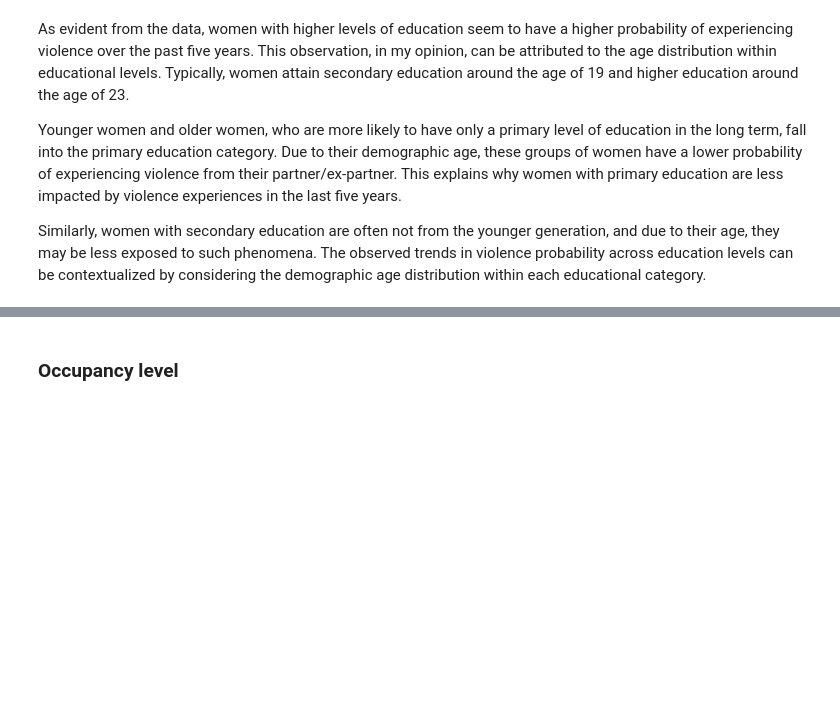
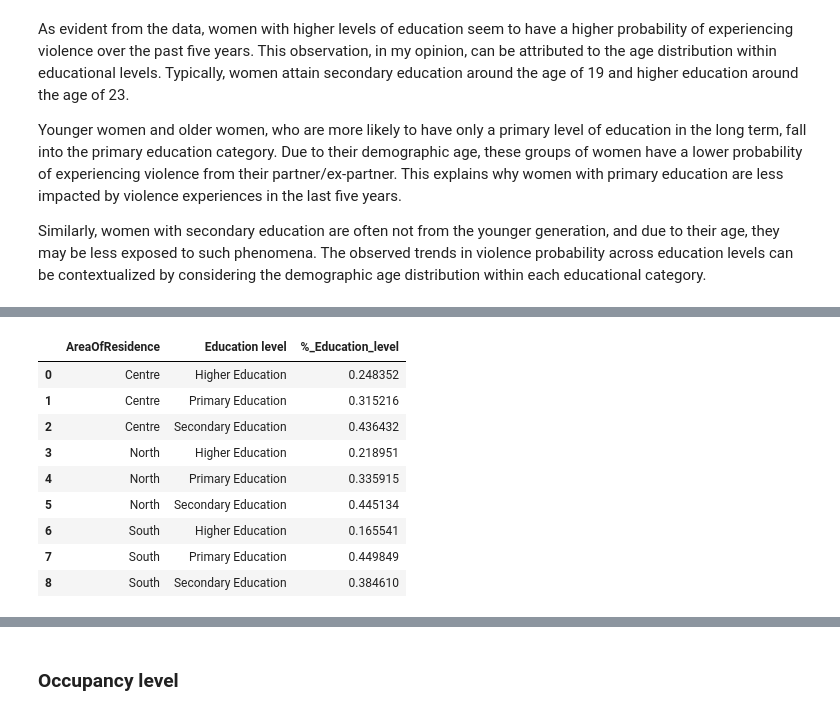
Before and after one commit to Cecilia8989/PfDA_Assignement, a Jupyter notebook: PfDA_Project_1.ipynb, the cells around one changed output, grey strips where cells are left out. Drawn from its saved outputs; the diff is of its cells as text; code cells hidden in the pictures; blank space fills up the shorter version.

```diff
--- a/PfDA_Project_1.ipynb
+++ b/PfDA_Project_1.ipynb
@@ -717,0 +714,16 @@ KeyError: 'Territory'
+# %%
+education_level_italy = education_level_italy.groupby(['AreaOfResidence', 'Education level'])['%_Education_level'].sum().reset_index()
+# %%
+# Display the 'education_level_italy' table
+education_level_italy
+# %% [output]
+|  | AreaOfResidence | Education level | %_Education_level |
+| 0 | Centre | Higher Education | 0.248352 |
+| 1 | Centre | Primary Education | 0.315216 |
+| 2 | Centre | Secondary Education | 0.436432 |
+| 3 | North | Higher Education | 0.218951 |
+| 4 | North | Primary Education | 0.335915 |
+| 5 | North | Secondary Education | 0.445134 |
+| 6 | South | Higher Education | 0.165541 |
+| 7 | South | Primary Education | 0.449849 |
+| 8 | South | Secondary Education | 0.384610 |
```
Also changed, not shown: parts of 61 cells of this notebook.
